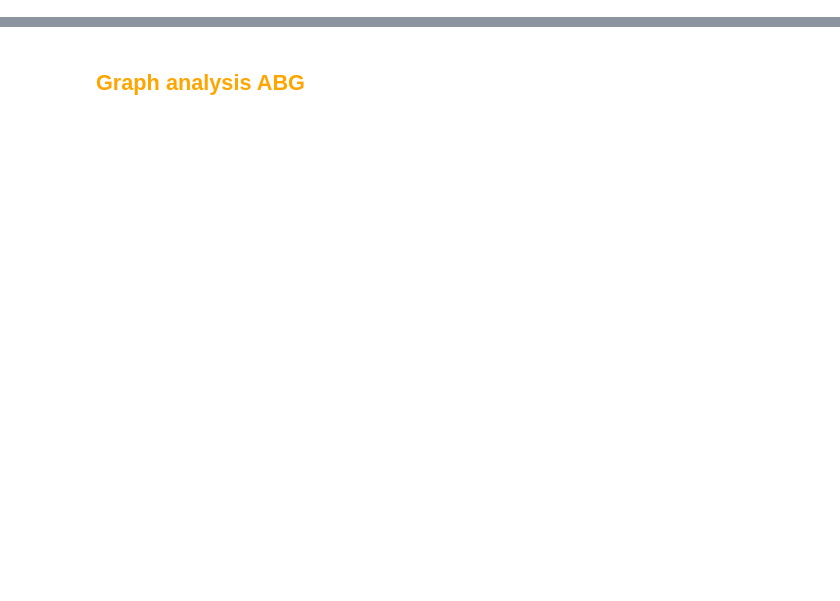
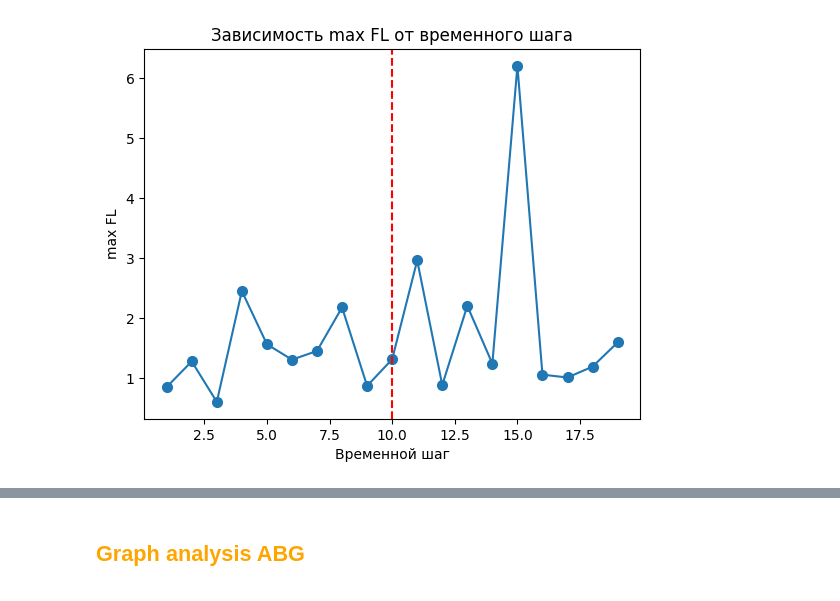
Before and after one commit to Mikhaelyes/Diploma, a Jupyter notebook: Programs/Synthetic_graph_analysis.ipynb, the cells around one changed output, grey strips where cells are left out. Saved outputs shown, nothing was run; the diff lists cells and outputs as text; code cells hidden in the pictures; blank space fills up the shorter version.

```diff
--- a/Programs/Synthetic_graph_analysis.ipynb
+++ b/Programs/Synthetic_graph_analysis.ipynb
@@ -51,0 +204,8 @@ def load_graph_di(t: int, folder_name: str, gen_name: str) -> nx.DiGraph:
+# %%
+list_pl_pr = []
+for t in range(1, 20):
+    G_PA_1_t = load_graph(t, folder_name = "PA_PA_2", gen_name = '_PA_')
+    comm_pa_t = nx.community.louvain_communities(G_PA_1_t, resolution = 1)
+    bal = matrix_fl_hill_max(G_PA_1_t, comm_pa_t)
+    print(t, bal)
+    list_pl_pr.append(bal)
@@ -52,3 +232,13 @@ def load_graph_di(t: int, folder_name: str, gen_name: str) -> nx.DiGraph:
+# %%
+x_gr = np.linspace(1, 19, 19)
+plt.plot(x_gr, list_pl_pr, marker='o', markersize=7)
+plt.xlabel('Временной шаг') #Хвостовые ингде
+plt.ylabel('max FL') #Подпись для оси y
+plt.axvline(x = 10, color = 'r', linestyle="--")
+plt.title('Зависимость max FL от временного шага') #Название
+plt.show()
+# %% [output]
+[figure, added]
 # %% [markdown]
 <span style="color:orange">
 
```
Also changed, not shown: parts of 39 cells of this notebook, 2 other files.
